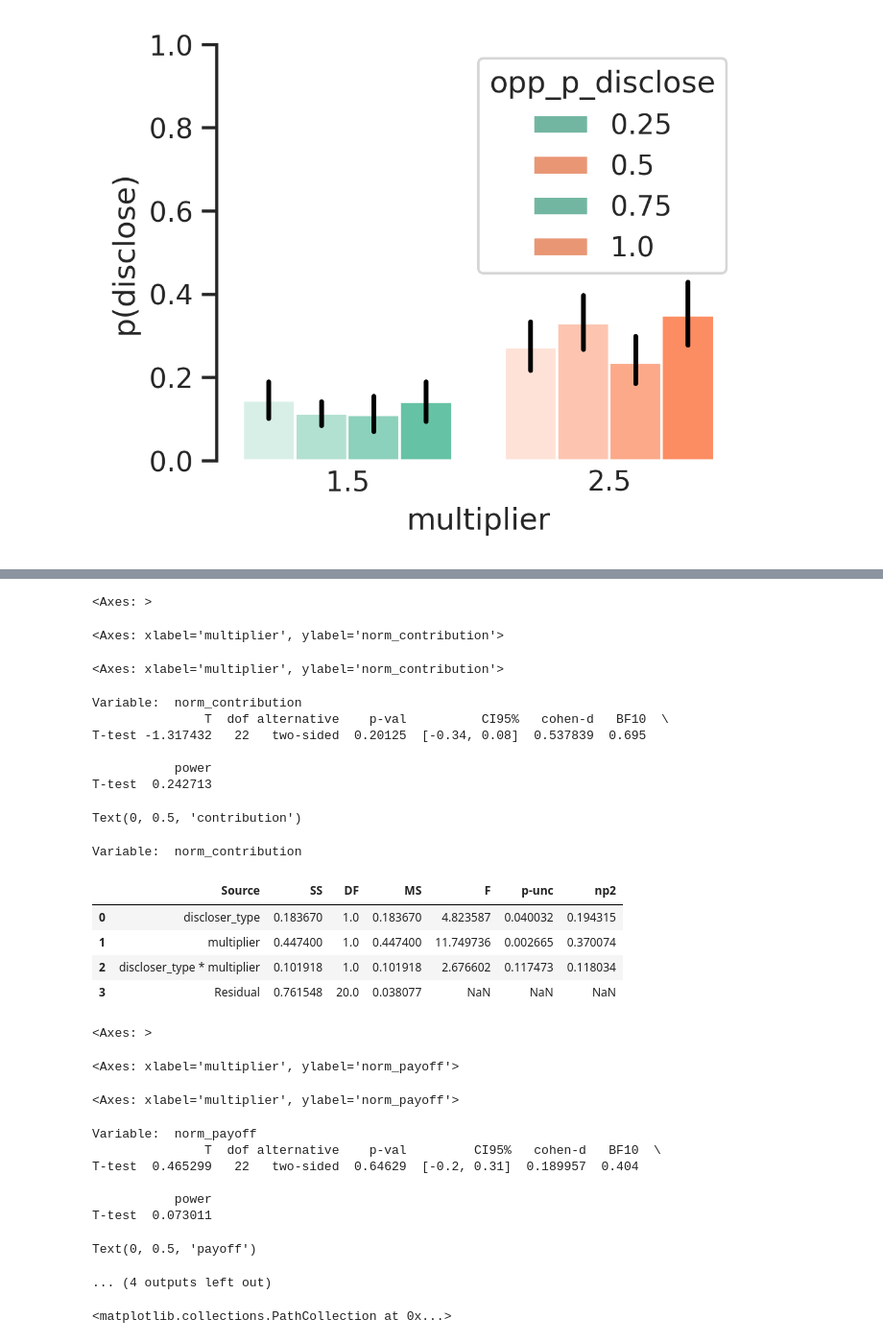
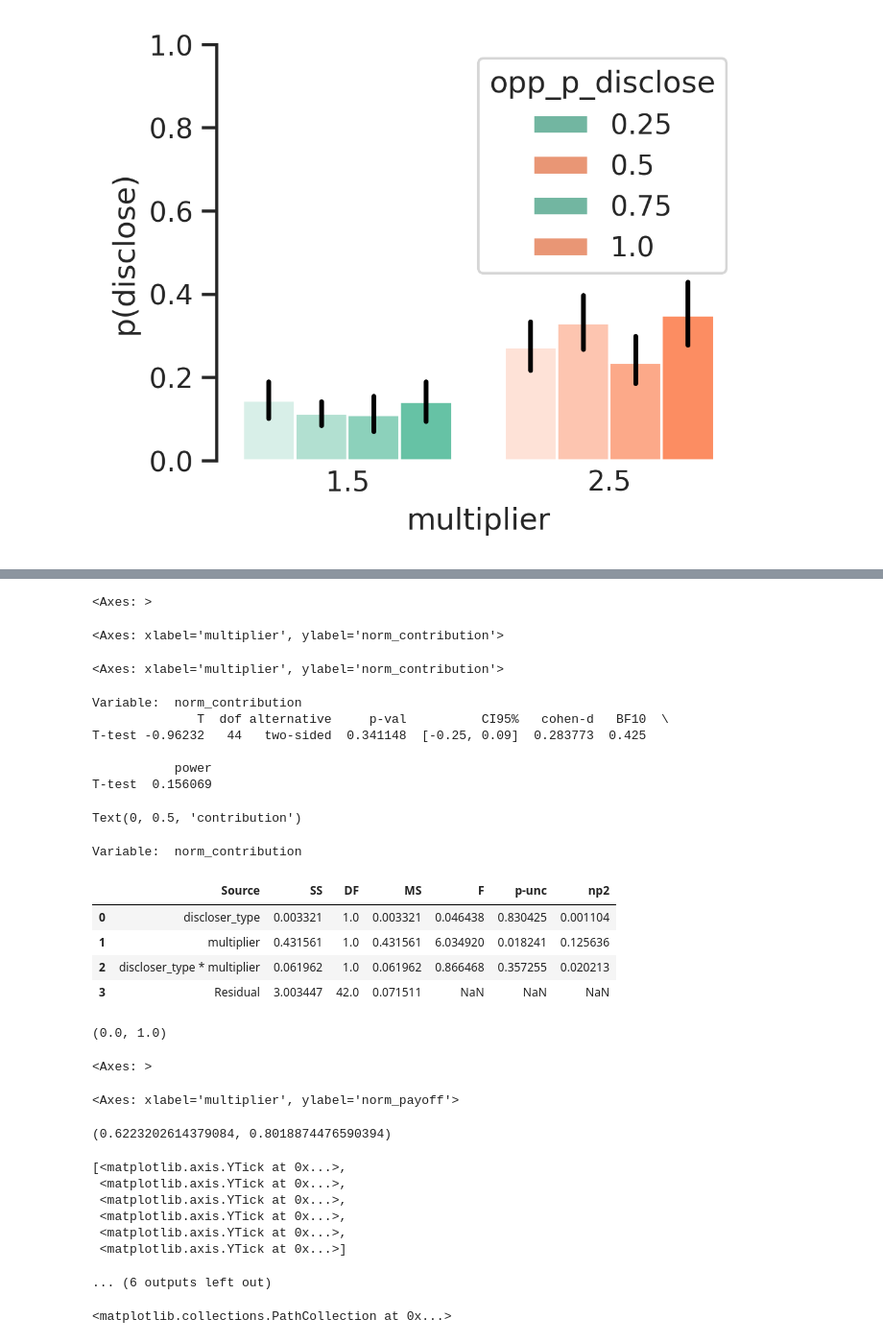
Before and after one commit to bsgarcia/CovidGoodGameAnalysis, a Jupyter notebook: analysis_single.ipynb, the cells around one changed output, grey strips where cells are left out. Shown at 96% size. Drawn from its saved outputs; the diff is of its cells as text; code cells hidden in the pictures.

```diff
--- a/analysis_single.ipynb
+++ b/analysis_single.ipynb
@@ -1002,5 +1034,5 @@ NameError: name 'sns' is not defined
 # %%
-selected_exp = 1
+selected_exp = 4
 df = dfs[selected_exp].copy()
 # df['norm_payoff'] = (df.norm_payoff-df.norm_payoff.min())/(df.norm_payoff.max()-df.norm_payoff.min())
 
@@ -1053,7 +1085,7 @@ plt.tick_params(axis='x', length=0)
 print('Variable: ', vd)
 pg.anova(data=df2, dv=vd, between=['discloser_type', 'multiplier'])
 # plt.legend((), (), frameon=False)
-
+plt.ylim(0, 1)
 # --------------------------------------------------------------------------------------------------------
 # Figure payoff
 #---------------------------------------------------------------------------------------------------------
@@ -1062,7 +1094,7 @@ plt.subplot(1, 2, 2)
 vd = 'norm_payoff'
 
 df2 = df.groupby(['prolific_id', 'multiplier'], as_index=False).mean()
-df2['norm_payoff'] = (df2.norm_payoff-df2.norm_payoff.min())/(df2.norm_payoff.max()-df2.norm_payoff.min())
+# df2['norm_payoff'] = (df2.norm_payoff-df2.norm_payoff.min())/(df2.norm_payoff.max()-df2.norm_payoff.min())
 med = df2.disclose.median()
 
 df2['discloser_type'] = df2['disclose'].apply(lambda x: 'discloser' if x > med else 'non-discloser')
@@ -1075,7 +1107,7 @@ sns.barplot(x='multiplier', y=vd, data=df2, errorbar="se",
             capsize = 0.00,
             alpha=0.5, zorder=0, hue_order=['non-discloser', 'discloser'])
 
-sns.stripplot(
+ax = sns.stripplot(
     x='multiplier',
     y=vd,
     hue='discloser_type',
@@ -1087,52 +1119,57 @@ sns.stripplot(
     linewidth=.95,
     edgecolor='white',
     zorder=1, hue_order=['non-discloser', 'discloser'], clip_on=False)
+
+plt.ylim(df2.norm_payoff.min(), df2.norm_payoff.max())
+sns.despine(bottom=True)
+ax.set_yticks(ax.get_yticks())
+
 
 r = pg.ttest(x=df2[df2['discloser_type'] == 'non-discloser'][vd],
             y=df2[df2['discloser_type'] == 'discloser'][vd])
 print('Variable: ', vd)
 print(r)
 # break
 plt.ylabel('payoff')
 # plt.ylim(0.6, .8)
 sns.despine(trim=True, bottom=True)
 plt.tick_params(axis='x', length=0)
 
 print('Variable: ', vd)
 pg.anova(data=df2, dv=vd, between=['discloser_type', 'multiplier'])
 plt.legend((), (), frameon=False)
 
 plt.tight_layout()
 
 plt.savefig(f'fig/fig2_interaction_exp{selected_exp}.svg')
 # %% [output]
 <Axes: >
 <Axes: xlabel='multiplier', ylabel='norm_contribution'>
 <Axes: xlabel='multiplier', ylabel='norm_contribution'>
 Variable:  norm_contribution
-               T  dof alternative    p-val          CI95%   cohen-d   BF10  \
-T-test -1.317432   22   two-sided  0.20125  [-0.34, 0.08]  0.537839  0.695
+              T  dof alternative     p-val          CI95%   cohen-d   BF10  \
+T-test -0.96232   44   two-sided  0.341148  [-0.25, 0.09]  0.283773  0.425
 
            power
-T-test  0.242713
+T-test  0.156069
 Text(0, 0.5, 'contribution')
 Variable:  norm_contribution
 |  | Source | SS | DF | MS | F | p-unc | np2 |
-| 0 | discloser_type | 0.183670 | 1.0 | 0.183670 | 4.823587 | 0.040032 | 0.194315 |
-| 1 | multiplier | 0.447400 | 1.0 | 0.447400 | 11.749736 | 0.002665 | 0.370074 |
-| 2 | discloser_type * multiplier | 0.101918 | 1.0 | 0.101918 | 2.676602 | 0.117473 | 0.118034 |
-| 3 | Residual | 0.761548 | 20.0 | 0.038077 | NaN | NaN | NaN |
+| 0 | discloser_type | 0.003321 | 1.0 | 0.003321 | 0.046438 | 0.830425 | 0.001104 |
+| 1 | multiplier | 0.431561 | 1.0 | 0.431561 | 6.034920 | 0.018241 | 0.125636 |
+| 2 | discloser_type * multiplier | 0.061962 | 1.0 | 0.061962 | 0.866468 | 0.357255 | 0.020213 |
+| 3 | Residual | 3.003447 | 42.0 | 0.071511 | NaN | NaN | NaN |
-<Axes: >
+(0.0, 1.0)
-<Axes: xlabel='multiplier', ylabel='norm_payoff'>
+<Axes: >
 <Axes: xlabel='multiplier', ylabel='norm_payoff'>
-Variable:  norm_payoff
-               T  dof alternative    p-val         CI95%   cohen-d   BF10  \
-T-test  0.465299   22   two-sided  0.64629  [-0.2, 0.31]  0.189957  0.404
-
-           power
-T-test  0.073011
+(0.6223202614379084, 0.8018874476590394)
-Text(0, 0.5, 'payoff')
+[<matplotlib.axis.YTick at 0x...>,
+ <matplotlib.axis.YTick at 0x...>,
+ <matplotlib.axis.YTick at 0x...>,
+ <matplotlib.axis.YTick at 0x...>,
+ <matplotlib.axis.YTick at 0x...>,
+ <matplotlib.axis.YTick at 0x...>]
-... (4 outputs left out)
+... (6 outputs left out)
 # %%
 s = (df.groupby('prolific_id').norm_payoff.mean()-df.groupby('prolific_id').norm_payoff.mean().min())/(df.groupby('prolific_id').norm_payoff.mean().max()-df.groupby('prolific_id').norm_payoff.mean().min())
 plt.scatter(x=[0, ] * len(s) + (np.random.random(size=len(s)) -1), y=s, alpha=0.4)
```
Also changed, not shown: parts of 4 cells of this notebook, 14 other files.
